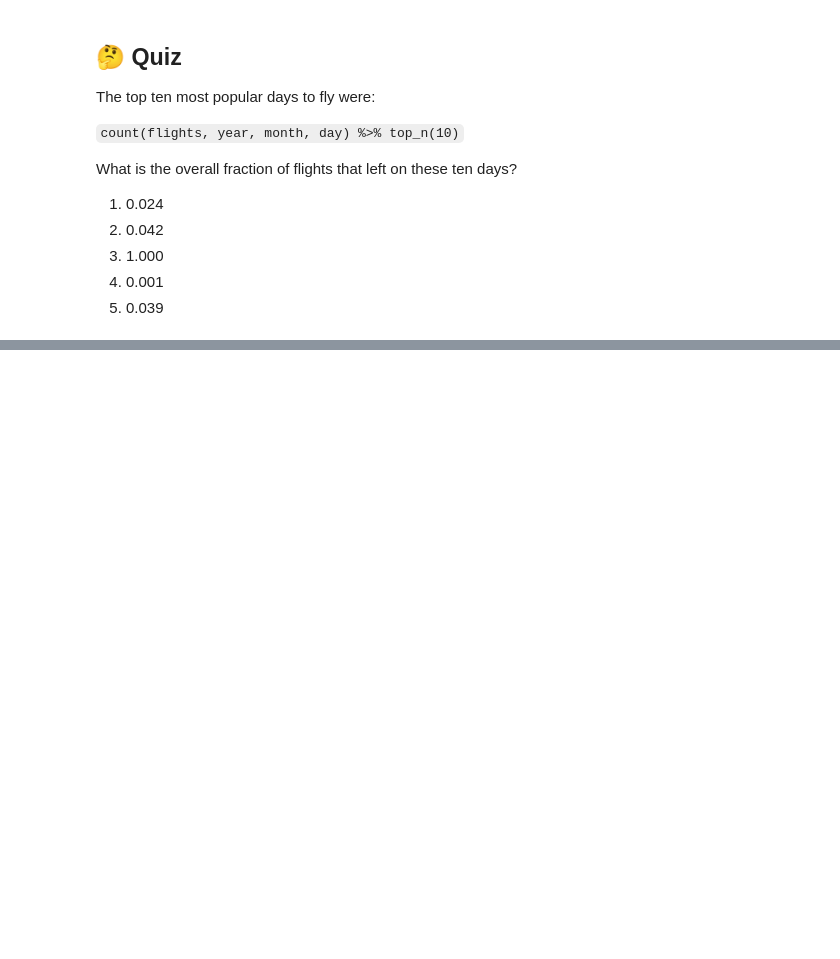
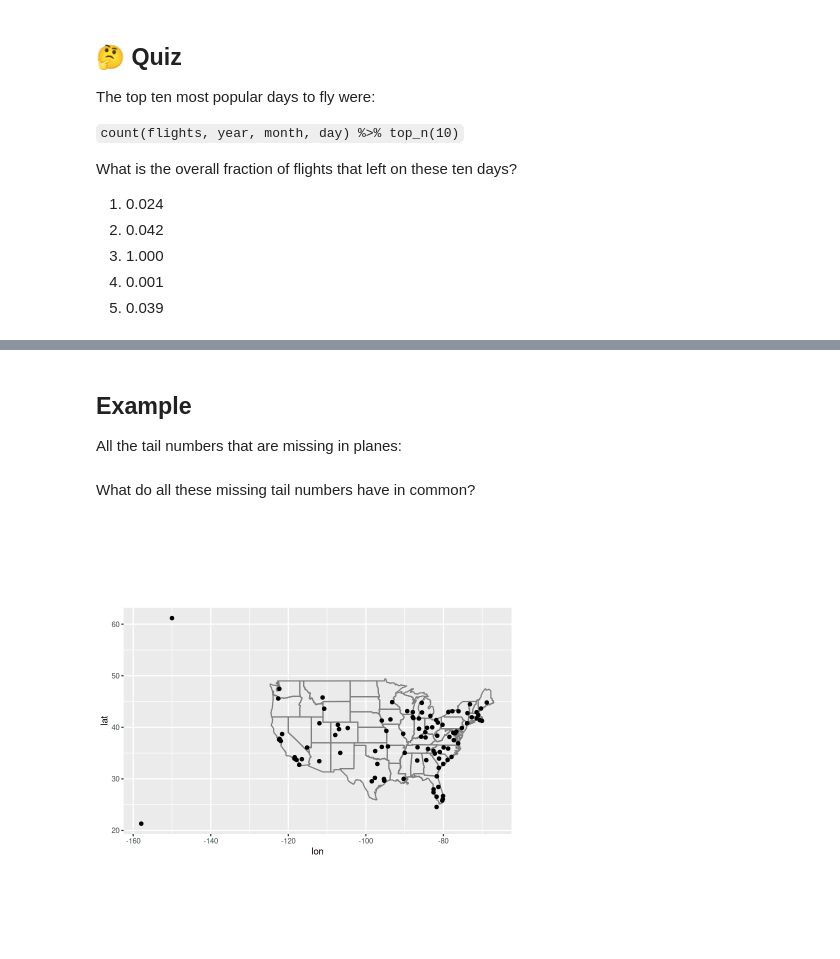
Before and after one commit to stats306/w23, a Jupyter notebook: lectures/week6/lecture08.ipynb, the cells around one changed output, grey strips where cells are left out. Drawn from its saved outputs; the diff is of its cells as text; code cells hidden in the pictures; blank space fills up the shorter version.

```diff
--- a/lectures/week6/lecture08.ipynb
+++ b/lectures/week6/lecture08.ipynb
@@ -452,0 +542,3 @@ What is the overall fraction of flights that left on these ten days?
+# %% [markdown]
+## Example
+All the tail numbers that are missing in planes:
@@ -452,0 +547,11 @@ What is the overall fraction of flights that left on these ten days?
+# %% [markdown]
+What do all these missing tail numbers have in common?
+# %%
+airports |>
+  semi_join(flights, join_by(faa == dest)) |>
+  ggplot(aes(x = lon, y = lat)) +
+    borders("state") +
+    geom_point() +
+    coord_quickmap()
+# %% [output]
+[figure, added]
```
Also changed, not shown: parts of 20 cells of this notebook.
